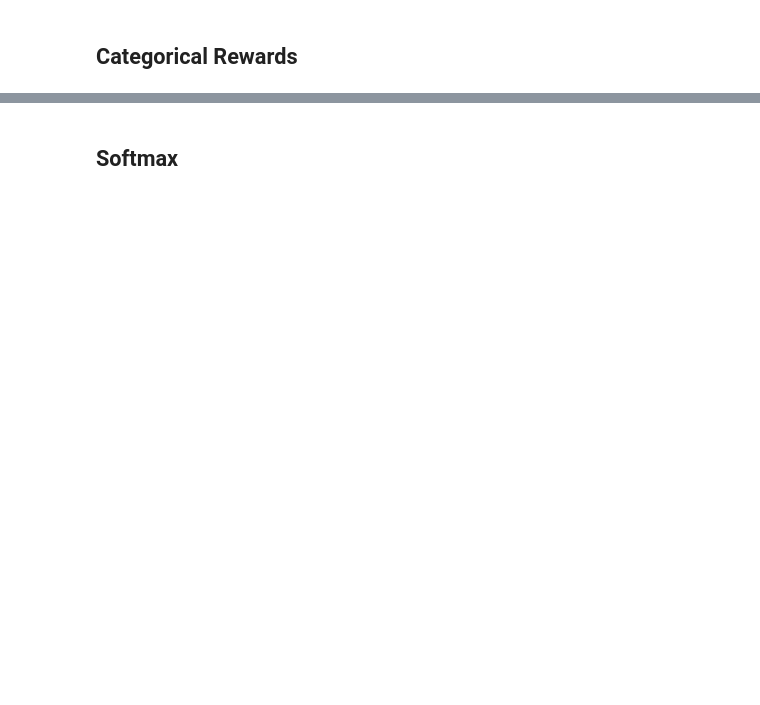
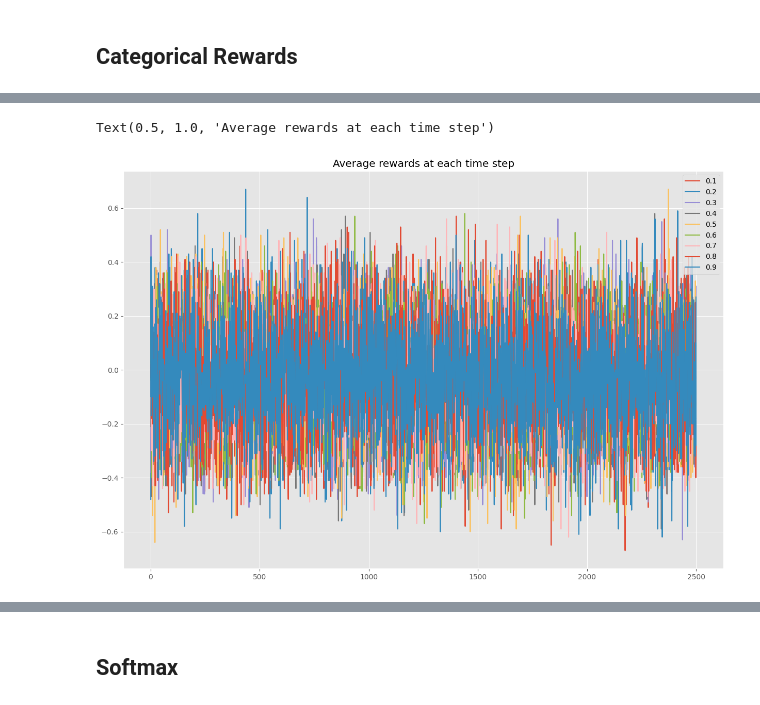
Before and after one commit to ruthkangyr/Clinical-Trials-MAB-Algorithms, a Jupyter notebook: Algorithm/Algorithms Tuning.ipynb, the cells around one changed output, grey strips where cells are left out. Cells and saved outputs as stored; diff of their text form; code cells hidden in the pictures; blank space fills up the shorter version.

```diff
--- a/Algorithm/Algorithms Tuning.ipynb
+++ b/Algorithm/Algorithms Tuning.ipynb
@@ -500,16 +527,19 @@ plt.title("The probability of choosing the best treatment")
 # %%
 # plot the rewards at each time step
 plt.style.use('ggplot')
 
 fig = plt.figure(figsize = (15, 10))
 ax = fig.add_subplot(111)
 
-for epsilon in results_plot_epsilon['epsilon'].unique():
-    results_epsilon = results_plot_epsilon[results_plot_epsilon['epsilon'] == epsilon]
-    ax.plot(results_epsilon['n_step'], results_epsilon['rewards'],label=str(epsilon))
+for epsilon in results_plot_epsilon_cat_new['epsilon'].unique():
+    results_epsilon_cat = results_plot_epsilon_cat_new[results_plot_epsilon_cat_new['epsilon'] == epsilon]
+    ax.plot(results_epsilon_cat['n_step'], results_epsilon_cat['rewards'],label=str(epsilon))
 
 plt.legend()
 plt.title("Average rewards at each time step")
+# %% [output]
+Text(0.5, 1.0, 'Average rewards at each time step')
+[figure, added]
 # %%
 # Determine the cumulative reward at 1000 time step
 results_plot_epsilon[results_plot_epsilon["n_step"] == 3000]
```
Also changed, not shown: parts of 25 cells of this notebook.
